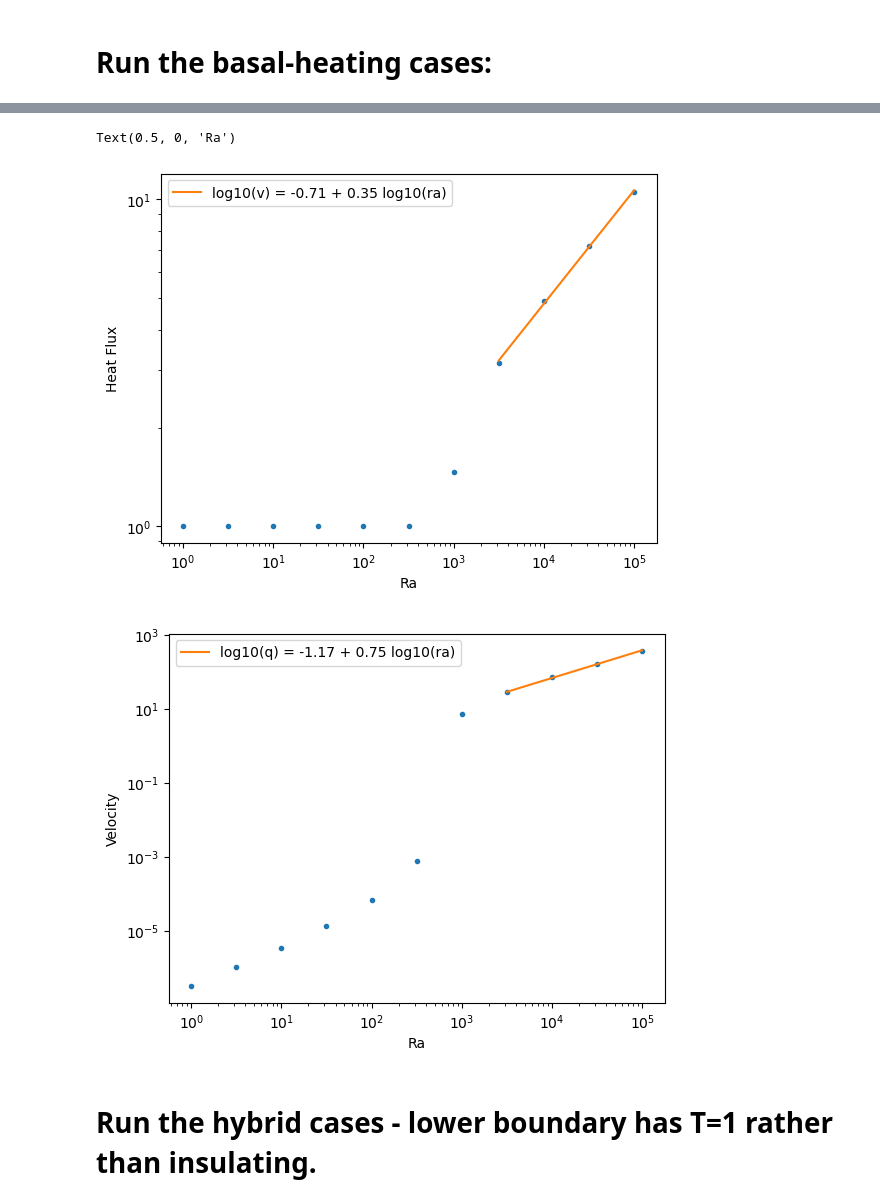
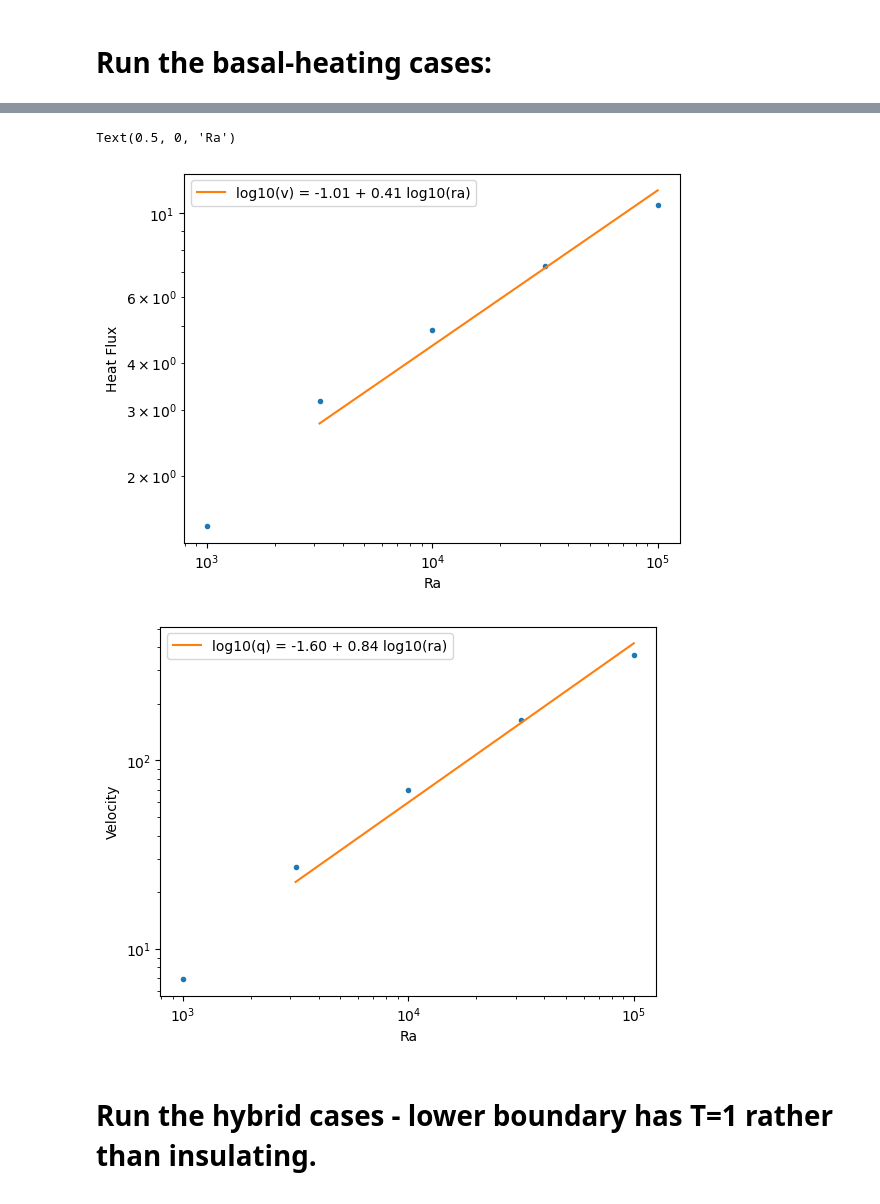
Before and after one commit to maxrudolph/edge-driven-convection, a Jupyter notebook: run-edge-driven-cases.ipynb, the cells around one changed output, grey strips where cells are left out. Cells and saved outputs as stored; diff of their text form; code cells hidden in the pictures.

```diff
--- a/run-edge-driven-cases.ipynb
+++ b/run-edge-driven-cases.ipynb
@@ -167,7 +167,7 @@ Text(0.5, 0, 'Ra')
 # Run the basal-heating cases:
 # %%
 base_input = "basal-isoviscous-base"    # The 'base' input file that gets modified
-rayleigh_numbers = 10.0 ** np.linspace(0,5,11) # 11 for full run
+# rayleigh_numbers = 10.0 ** np.linspace(0,5,11) # 11 for full run
 print(rayleigh_numbers)
 ra_basal = []
 t_basal = []
@@ -215,39 +203,39 @@ for i in range(len(ra_basal)):
 # %%
 # Making a scaling plot:
 qdata_basal = []
 vdata_basal = []
 for q in qsurf_basal:
     qdata_basal.append(q[-1])
 for v in vmax_basal:
     vdata_basal.append(v[-1])
 plt.figure()
-plt.plot(rayleigh_numbers,qdata_basal,'.')
+plt.plot(ra_basal,qdata_basal,'.')
 start=7
-b,a = np.polyfit(np.log10(rayleigh_numbers[start:]),np.log10(qdata_basal[start:]),1)
+b,a = np.polyfit(np.log10(ra_basal),np.log10(qdata_basal),1)
 plt.plot(rayleigh_numbers[start:],10**(a + b*np.log10(rayleigh_numbers[start:])),label="log10(v) = {:.2f} + {:.2f} log10(ra)".format(a,b))
 plt.legend()
 
 ax=plt.gca()
 ax.set_xscale('log')
 ax.set_yscale('log')
 ax.set_ylabel("Heat Flux")
 ax.set_xlabel("Ra")
 
 plt.figure()
-plt.plot(rayleigh_numbers,vdata_basal,'.')
+plt.plot(ra_basal,vdata_basal,'.')
 
-b,a = np.polyfit(np.log10(rayleigh_numbers[start:]),np.log10(vdata_basal[start:]),1)
+b,a = np.polyfit(np.log10(ra_basal),np.log10(vdata_basal),1)
 plt.plot(rayleigh_numbers[start:],10**(a + b*np.log10(rayleigh_numbers[start:])),label="log10(q) = {:.2f} + {:.2f} log10(ra)".format(a,b))
 plt.legend()
 ax=plt.gca()
 ax.set_xscale('log')
 ax.set_yscale('log')
 ax.set_ylabel("Velocity")
 ax.set_xlabel("Ra")
 # %% [output]
 Text(0.5, 0, 'Ra')
-[figure, old version]
+[figure, new version]
-[figure, old version]
+[figure, new version]
 # %% [markdown]
 # Run the hybrid cases - lower boundary has T=1 rather than insulating.
 # %%
```
Also changed, not shown: parts of 8 cells of this notebook.
